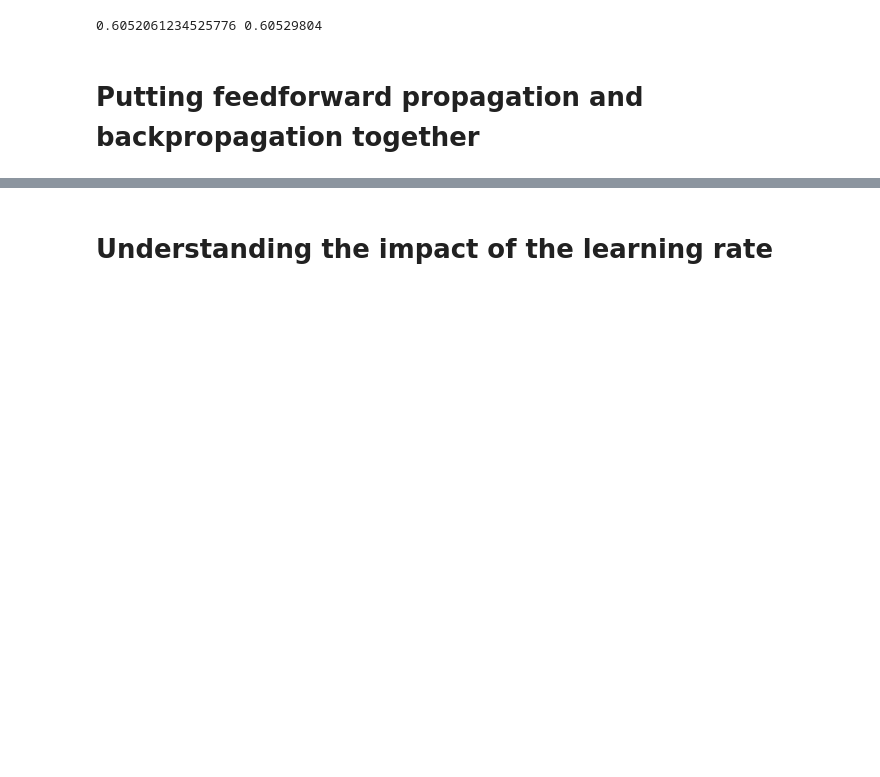
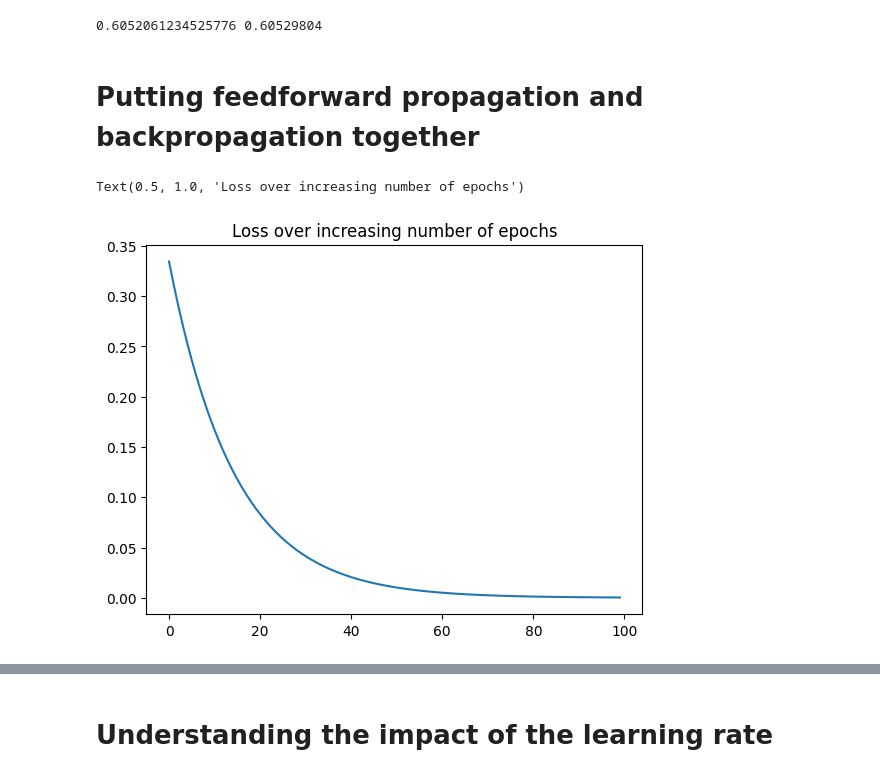
Before and after one commit to Elbhnasy/Modern-Computer-Vision-with-PyTorch-Summary, a Jupyter notebook: Chapter01/ch1.ipynb, the cells around one changed output, grey strips where cells are left out. Saved outputs shown, nothing was run; the diff lists cells and outputs as text; code cells hidden in the pictures; blank space fills up the shorter version.

```diff
--- a/Chapter01/ch1.ipynb
+++ b/Chapter01/ch1.ipynb
@@ -269,3 +269,14 @@ print(tmp, updated_weights[0][3][0])
 0.6052061234525776 0.60529804
 # %% [markdown]
 # Putting feedforward propagation and backpropagation together
+# %%
+import matplotlib.pyplot as plt
+losses = []
+for epoch in range(100):
+    W, loss = update_weights(x,y,W,0.01)
+    losses.append(loss)
+plt.plot(losses)
+plt.title('Loss over increasing number of epochs')
+# %% [output]
+Text(0.5, 1.0, 'Loss over increasing number of epochs')
+[figure, added]
```
Also changed, not shown: parts of 14 cells of this notebook.
